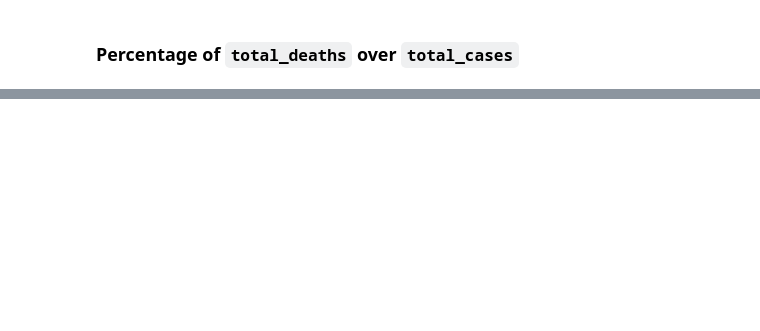
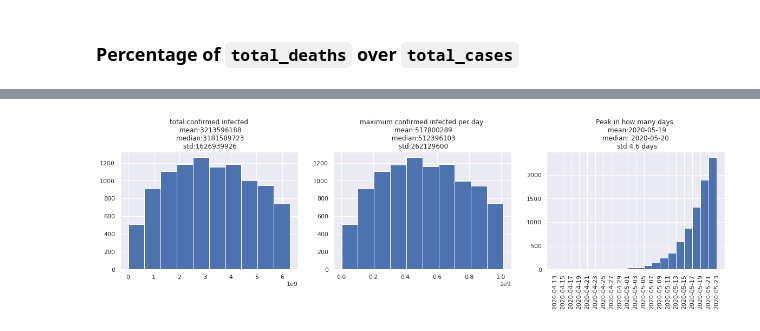
Before and after one commit to jabayat/COVID-19_pandemic_visualization_and_regression, a Jupyter notebook: visualization_and_regression.ipynb, the cells around one changed output, grey strips where cells are left out. Saved outputs shown, nothing was run; the diff lists cells and outputs as text; code cells hidden in the pictures; blank space fills up the shorter version.

```diff
--- a/visualization_and_regression.ipynb
+++ b/visualization_and_regression.ipynb
@@ -159,4 +154,9 @@ plt.show()
 # %%
 from IPython.display import clear_output
-best_values = []
+# %%
+from multiprocessing import Pool
+
+def run_simulation(simulation_args):
+    xs, ys_delta, location_population = simulation_args
+    return fit_logistic_function(xs, ys_delta, max_people=location_population)
 # %%
@@ -211,0 +221,4 @@ for _ in range(10000):
+# %%
+histograms(location, location_population, 2)
+# %% [output]
+[figure, added]
```
Also changed, not shown: parts of 25 cells of this notebook.
